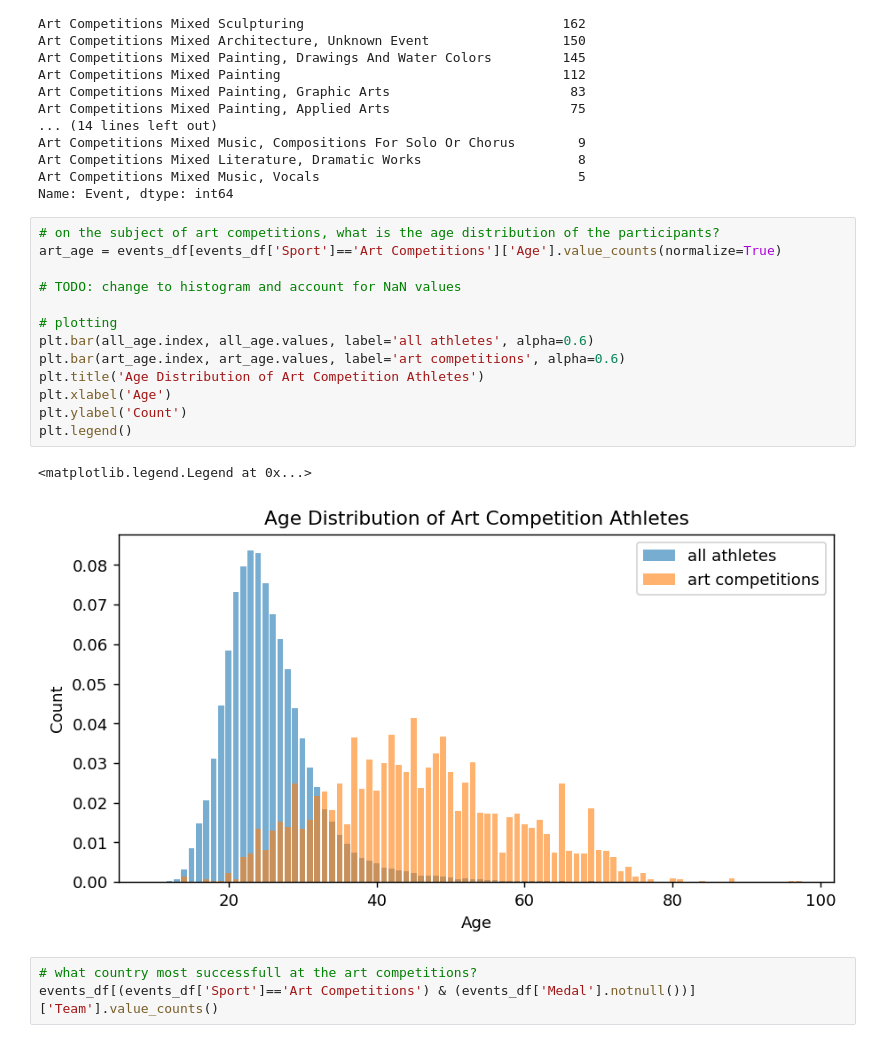
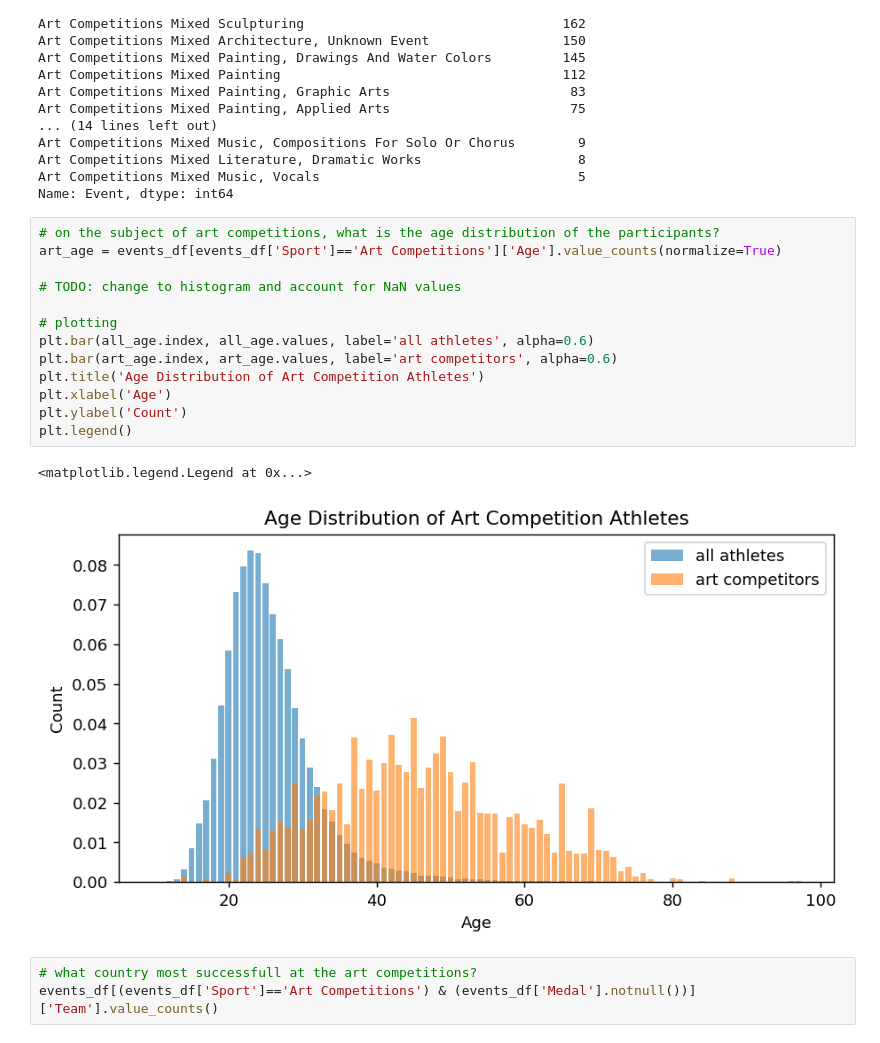
Before and after one commit to yasirdin/kaggle-olympic, a Jupyter notebook: data_exploration.ipynb, the cells around one changed output. Drawn from its saved outputs; the diff is of its cells as text.

```diff
--- a/data_exploration.ipynb
+++ b/data_exploration.ipynb
@@ -940,19 +959,19 @@ Name: Event, dtype: int64
 # %%
 # on the subject of art competitions, what is the age distribution of the participants?
 art_age = events_df[events_df['Sport']=='Art Competitions']['Age'].value_counts(normalize=True)
 
 # TODO: change to histogram and account for NaN values
 
 # plotting
 plt.bar(all_age.index, all_age.values, label='all athletes', alpha=0.6)
-plt.bar(art_age.index, art_age.values, label='art competitions', alpha=0.6)
+plt.bar(art_age.index, art_age.values, label='art competitors', alpha=0.6)
 plt.title('Age Distribution of Art Competition Athletes')
 plt.xlabel('Age')
 plt.ylabel('Count')
 plt.legend()
 # %% [output]
 <matplotlib.legend.Legend at 0x...>
-[figure, old version]
+[figure, new version]
 # %%
 # what country most successfull at the art competitions?
 events_df[(events_df['Sport']=='Art Competitions') & (events_df['Medal'].notnull())]['Team'].value_counts()
```
Also changed, not shown: parts of 21 cells of this notebook.
